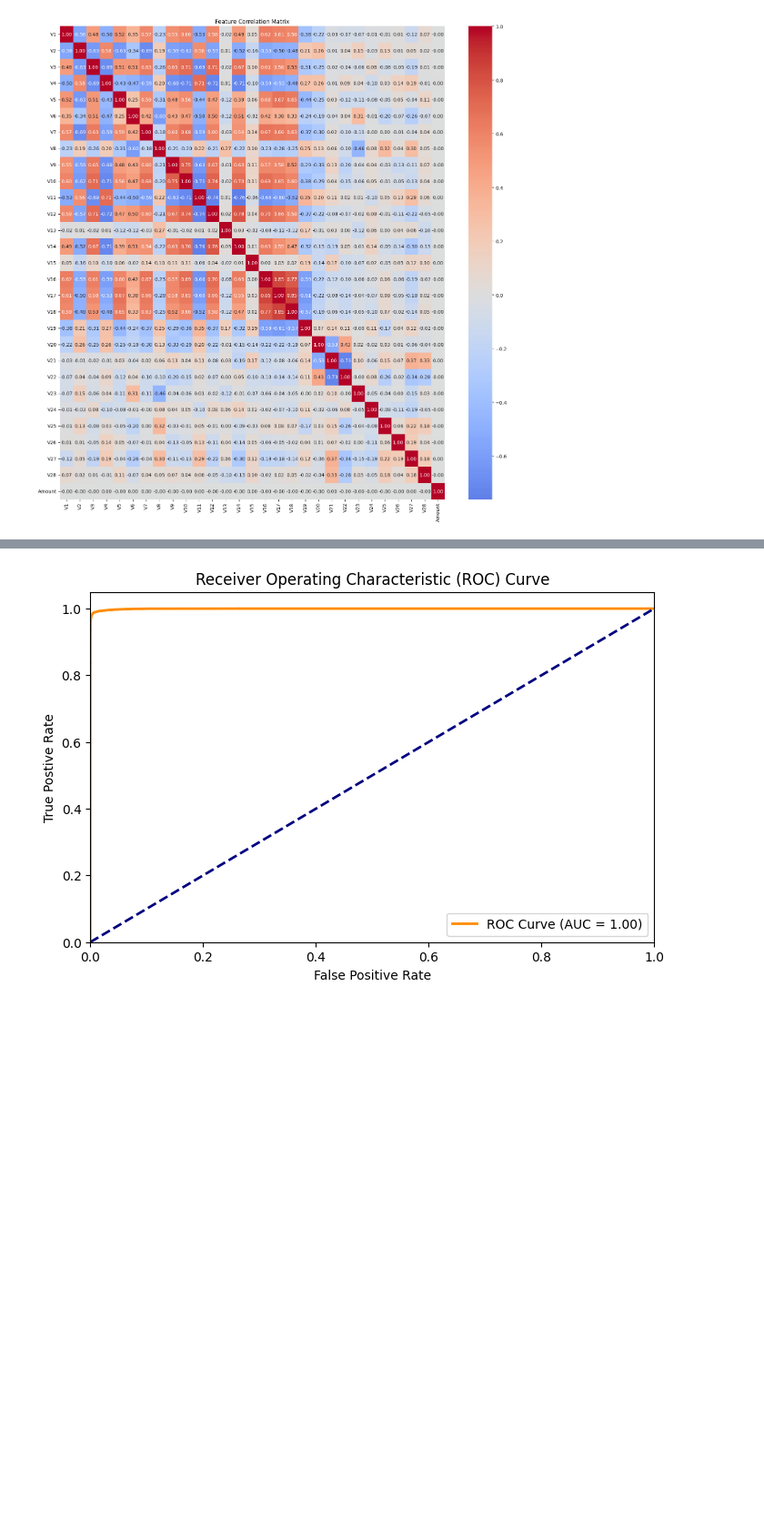
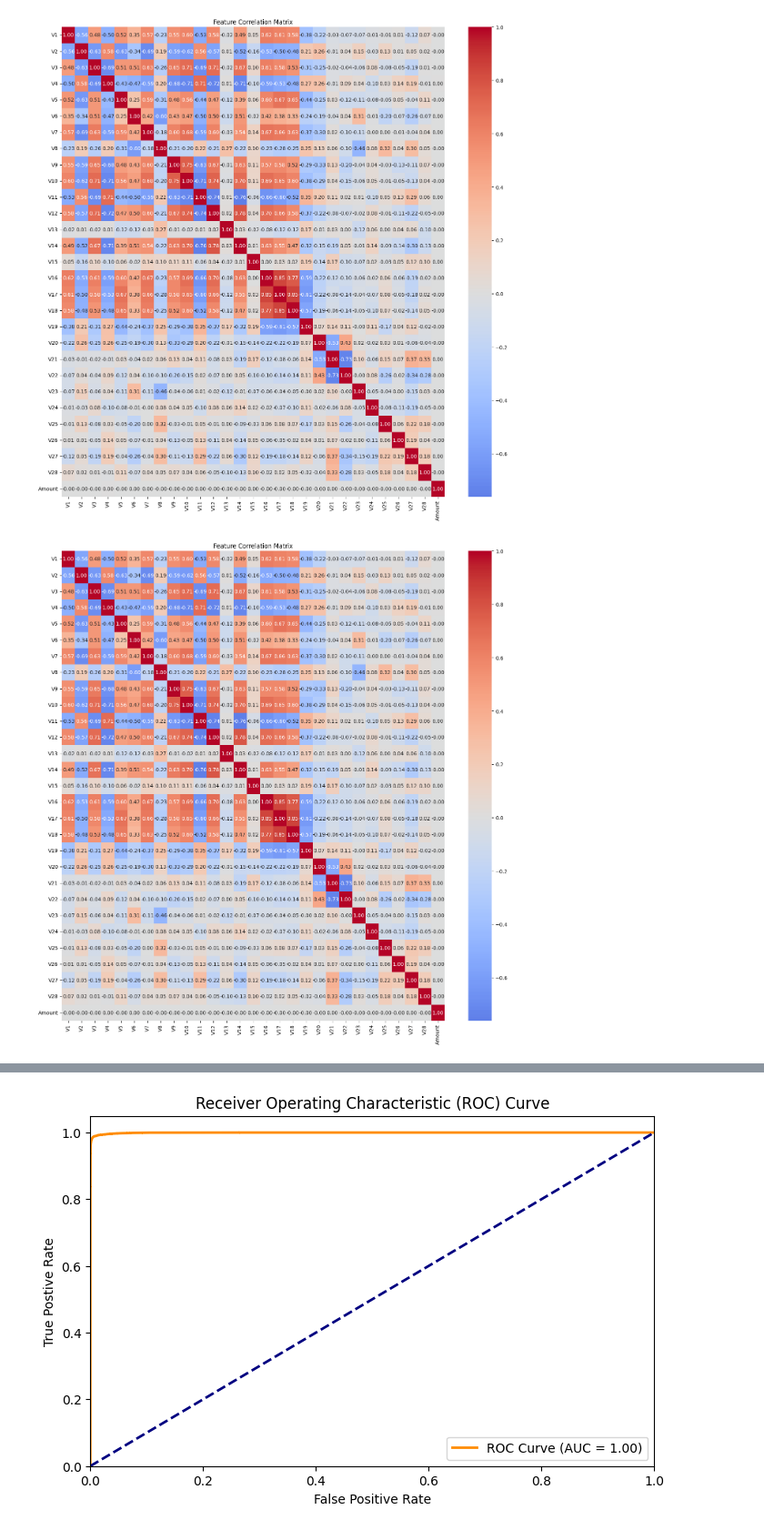
Before and after one commit to virinchi-k/fraud_detection_CC, a Jupyter notebook: fraud_detection_CC.ipynb, the cells around one changed output, grey strips where cells are left out. Shown at 91% size. Cells and saved outputs as stored; diff of their text form; code cells hidden in the pictures; blank space fills up the shorter version.

```diff
--- a/fraud_detection_CC.ipynb
+++ b/fraud_detection_CC.ipynb
@@ -192,5 +192,14 @@ plt.tight_layout()
 plt.show()
 # %% [output]
 [figure]
+# %%
+plt.figure(figsize=(14,14))
+correlation_matrix = x.corr()
+sns.heatmap(correlation_matrix, cmap='coolwarm', center=0, annot=True, fmt='.2f')
+plt.title('Feature Correlation Matrix')
+plt.tight_layout()
+plt.show()
+# %% [output]
+[figure, added]
 # %% [markdown]
 1 is strong positive correlation and -1 is strong negative. We can see only couple of features have greater negative correlation like -0.76 being the highest between V11 and V14.
```
Also changed, not shown: parts of 3 cells of this notebook.
